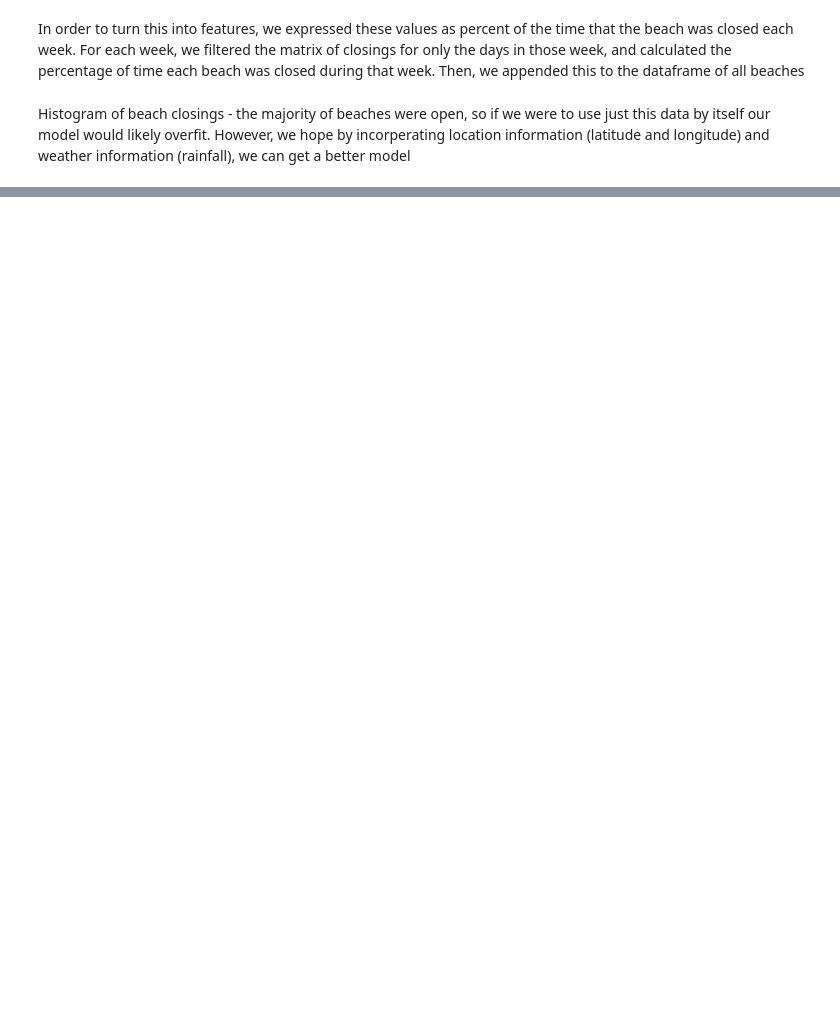
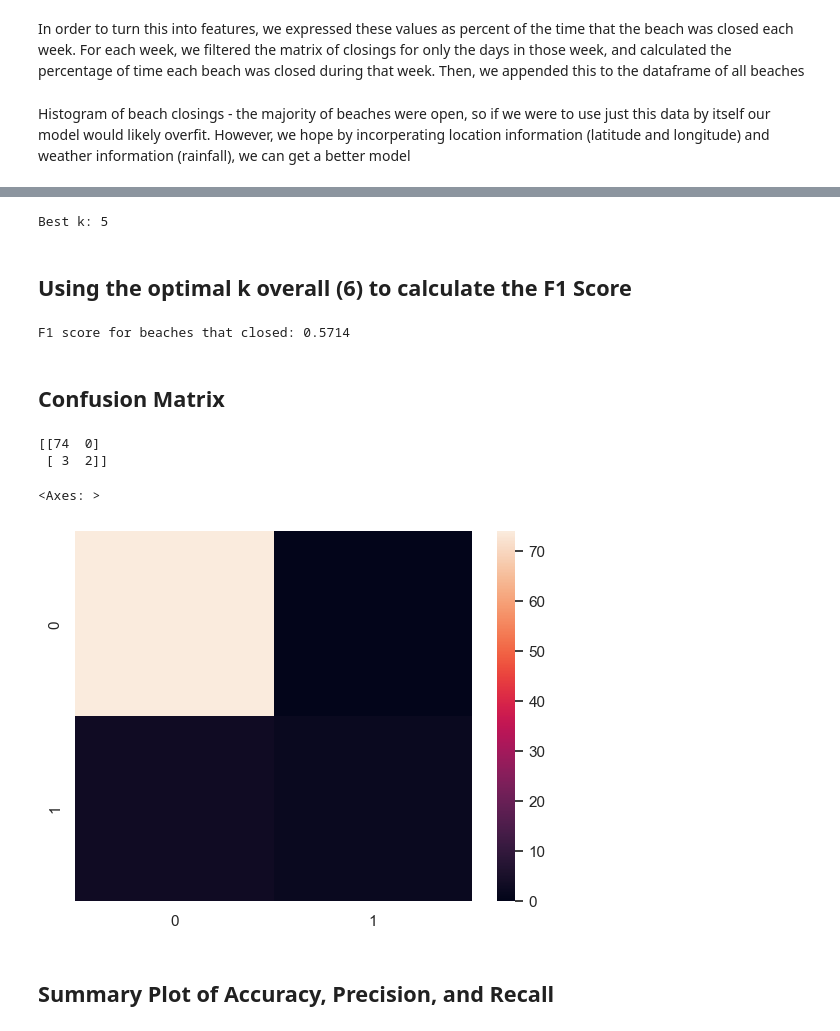
Before and after one commit to tamarahadz/ds500_proj, a Jupyter notebook: data_analysis.ipynb, the cells around one changed output, grey strips where cells are left out. Cells and saved outputs as stored; diff of their text form; code cells hidden in the pictures; blank space fills up the shorter version.

```diff
--- a/data_analysis.ipynb
+++ b/data_analysis.ipynb
@@ -101,0 +125,23 @@ plt.legend()
+# %%
+API_KEY = "02a656fa-8e37-11ee-8309-0242ac130002-02a657a4-8e37-11ee-8309-0242ac130002"
+url = "https://api.stormglass.io/v2/weather/point"
+
+total_precipitation = []
+for coord in COORDINATES:
+    params = {"lat" : coord[0],
+              "lng" : coord[1],
+              "params" : "precipitation",
+              "start" : 1688270400,
+              "end" : 1690084799}
+
+    response = requests.get(url, params = params, headers={'Authorization': API_KEY})
+    data = response.json()
+    total_precipitation.append(sum([val["precipitation"]["noaa"] for val in data["hours"]]))
+# %%
+closest_precipitation = []
+for beach in df[["LATITUDE","LONGITUDE"]].values.tolist():
+    distances = [math.dist(c,beach) for c in COORDINATES]
+    closest_precipitation.append(total_precipitation[distances.index(min(distances))])
+
+df["Total Precipitation"]=closest_precipitation
+df.head(5)
@@ -101,0 +157,5 @@ plt.legend()
+# %%
+last_week = closings[[24,25,26,27]]
+df["Closed in Last Week of July"] = [val != 0 for val in last_week.sum(axis=1)]
+
+df.head(5)
@@ -101,0 +171,7 @@ plt.legend()
+# %%
+features = df[["LATITUDE","LONGITUDE","W1 % Closed","W2 % Closed","W3 % Closed","Total Precipitation"]]
+labels = list(df["Closed in Last Week of July"])
+
+scaler = MinMaxScaler()
+scaler.fit(features)
+features = scaler.transform(features)
@@ -101,0 +279,35 @@ plt.legend()
+# %%
+print(f'Best k: {ks[recall_scores.index(max(recall_scores))]}')
+# %% [output]
+Best k: 5
+# %% [markdown]
+## Using the optimal k overall (6) to calculate the F1 Score
+# %%
+k = 6
+train_features, test_features, train_labels, test_labels = train_test_split(features, labels, random_state=0)
+knn = KNeighborsClassifier(n_neighbors=k)
+knn = knn.fit(train_features, train_labels)
+predicted_to_close = knn.predict(test_features)
+
+print(f'F1 score for beaches that closed: {round(metrics.f1_score(test_labels, predicted_to_close), 4)}')
+# %% [output]
+F1 score for beaches that closed: 0.5714
+# %% [markdown]
+## Confusion Matrix
+# %%
+k = 6
+train_features, test_features, train_labels, test_labels = train_test_split(features, labels, random_state=0)
+knn = KNeighborsClassifier(n_neighbors=k)
+knn = knn.fit(train_features, train_labels)
+predictions = knn.predict(test_features)
+mat = metrics.confusion_matrix(test_labels,predictions)
+
+print(mat)
+sns.heatmap(mat)
+# %% [output]
+[[74  0]
+ [ 3  2]]
+<Axes: >
+[figure, added]
+# %% [markdown]
+## Summary Plot of Accuracy, Precision, and Recall
```
Also changed, not shown: parts of 22 cells of this notebook, 2 other files.
